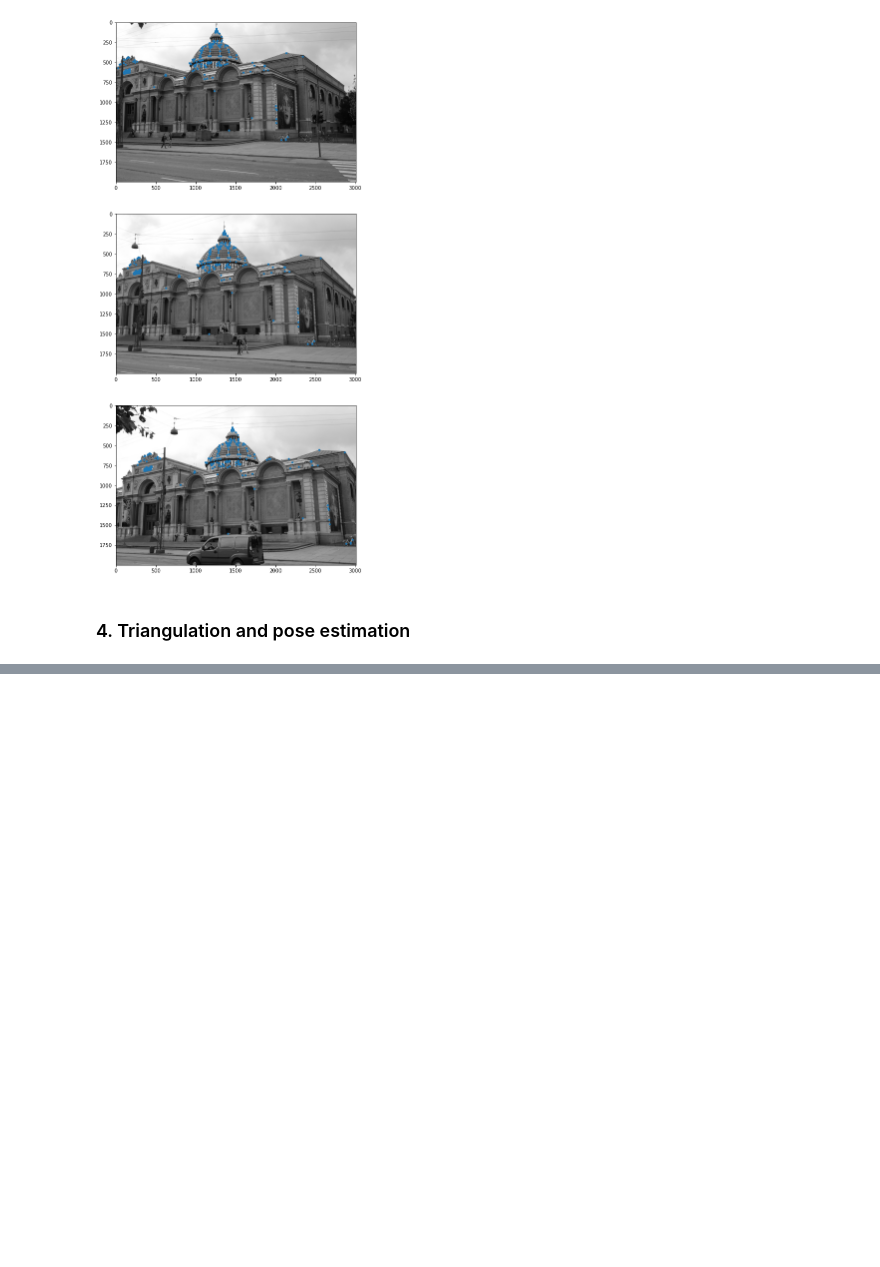
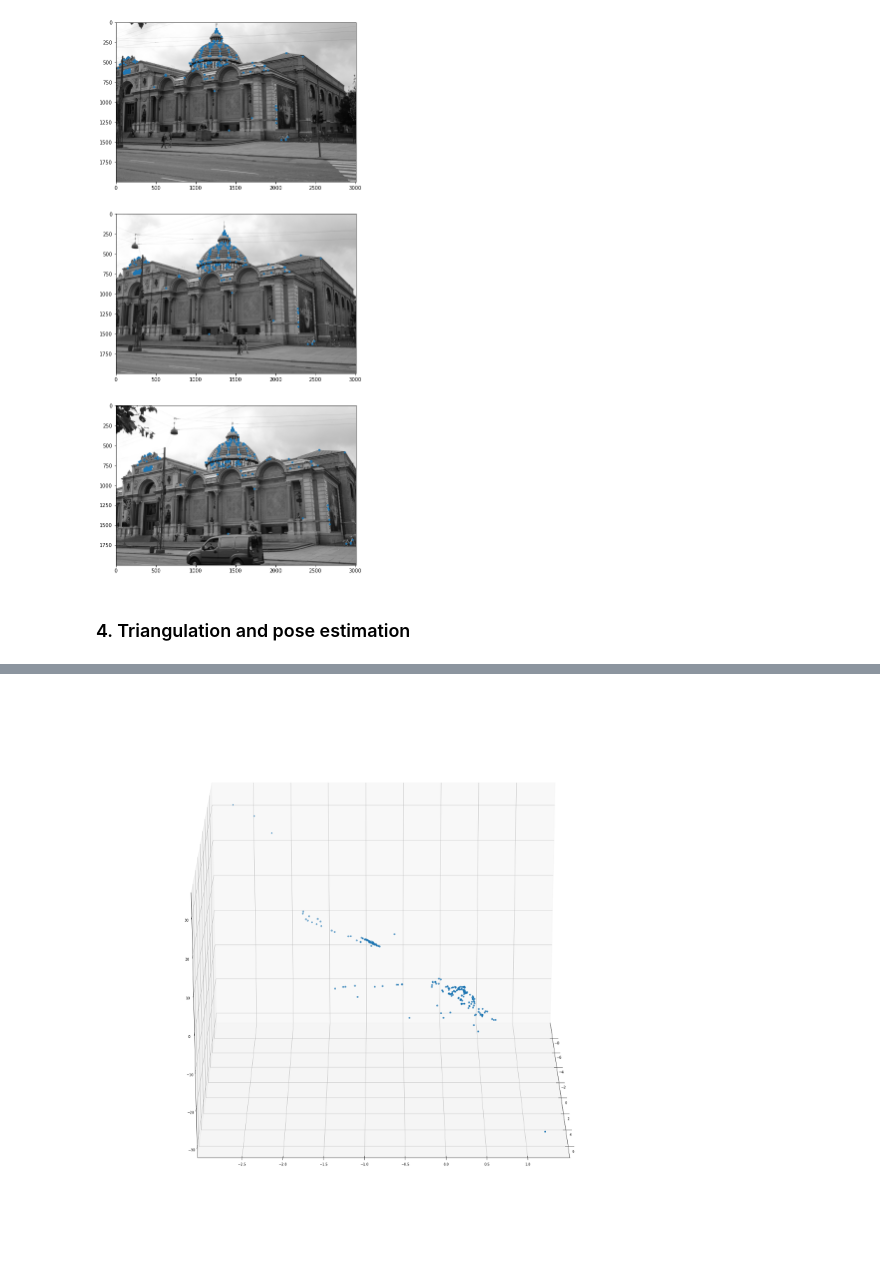
Before and after one commit to JulietteVl/ComputerVision, a Jupyter notebook: week11-12.ipynb, the cells around one changed output, grey strips where cells are left out. Drawn from its saved outputs; the diff is of its cells as text; code cells hidden in the pictures; blank space fills up the shorter version.

```diff
--- a/week11-12.ipynb
+++ b/week11-12.ipynb
@@ -100,0 +154,51 @@ for i in range(3):
+# %%
+def filter_points(Q):
+    Q = Q[np.abs(Q[:, 0]) < 100]
+    Q = Q[np.abs(Q[:, 1]) < 100]
+    Q = Q[np.abs(Q[:, 2]) < 100]
+    return Q
+# %%
+Rs = [R0]
+ts = [t0]
+
+fig = plt.figure(figsize=(30, 30))
+ax = fig.add_subplot(projection="3d")
+
+for i in range(1):#len(matches) - 1):# Point in common in 3 images
+    _, idx01, idx12 = np.intersect1d(
+        matches[i    ][:,1],
+        matches[i + 1][:,0],
+        return_indices=True
+    )
+    points = []
+    points.append(kps[i    ][matches[i    ][idx01, 0]])
+    points.append(kps[i + 1][matches[i + 1][idx12, 0]])
+    points.append(kps[i + 2][matches[i + 1][idx12, 1]])
+
+    E_i, mask = cv2.findEssentialMat(
+        points[0],
+        points[1],
+        cameraMatrix=K,
+        method=cv2.RANSAC
+    )
+    points_i   = kps[i    ][matches[i][:, 0]]
+    points_ip1 = kps[i + 1][matches[i][:, 1]]
+    _, R, t, _ = cv2.recoverPose(E_i, points_i, points_ip1, K)
+    inlier = np.argwhere(mask.flatten())
+    Rs.append(R)
+    ts.append(t)
+    matches[i] = matches[i][inlier.flatten()].reshape((-1, 2))
+
+    # Triangulation
+    T0 = np.vstack((np.hstack([Rs[i], ts[i]])))
+    T1 = np.vstack((np.hstack([Rs[i + 1], ts[i + 1]])))
+    P0 = K @ T0
+    P1 = K @ T1
+    Qs = []
+    for i in range(len(points[0])):
+        Qs.append(triangulate(np.array([points[0][i], points[1][i]]), [P0, P1]))
+    Qs = filter_points(np.array(Qs).reshape(-1, 3))
+    ax.scatter(Qs[:, 0], Qs[:, 1], Qs[:, 2], '.');
+    ax.view_init(20, 0)
+# %% [output]
+[figure, added]
```
Also changed, not shown: parts of 13 cells of this notebook, 2 other files.
